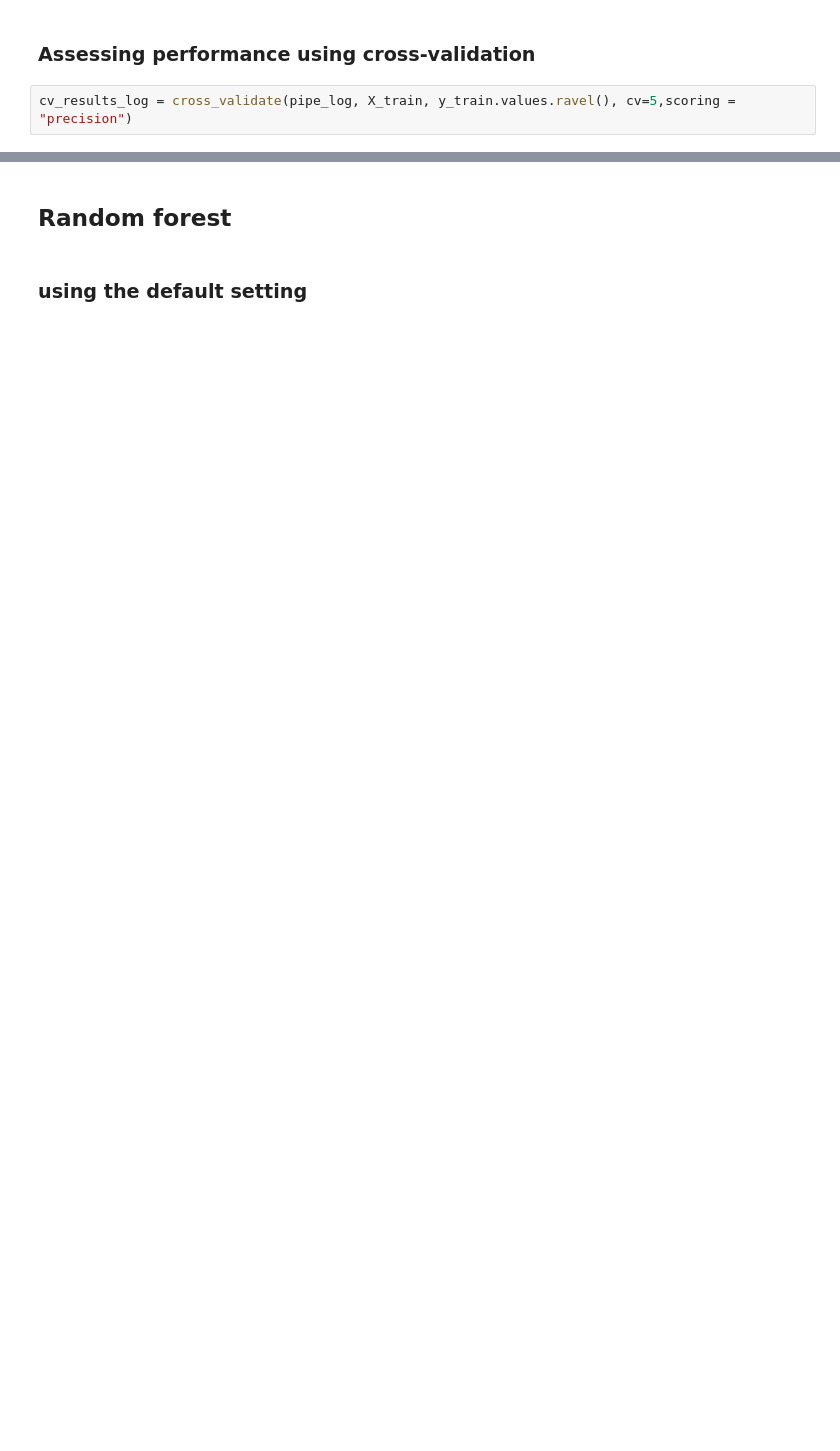
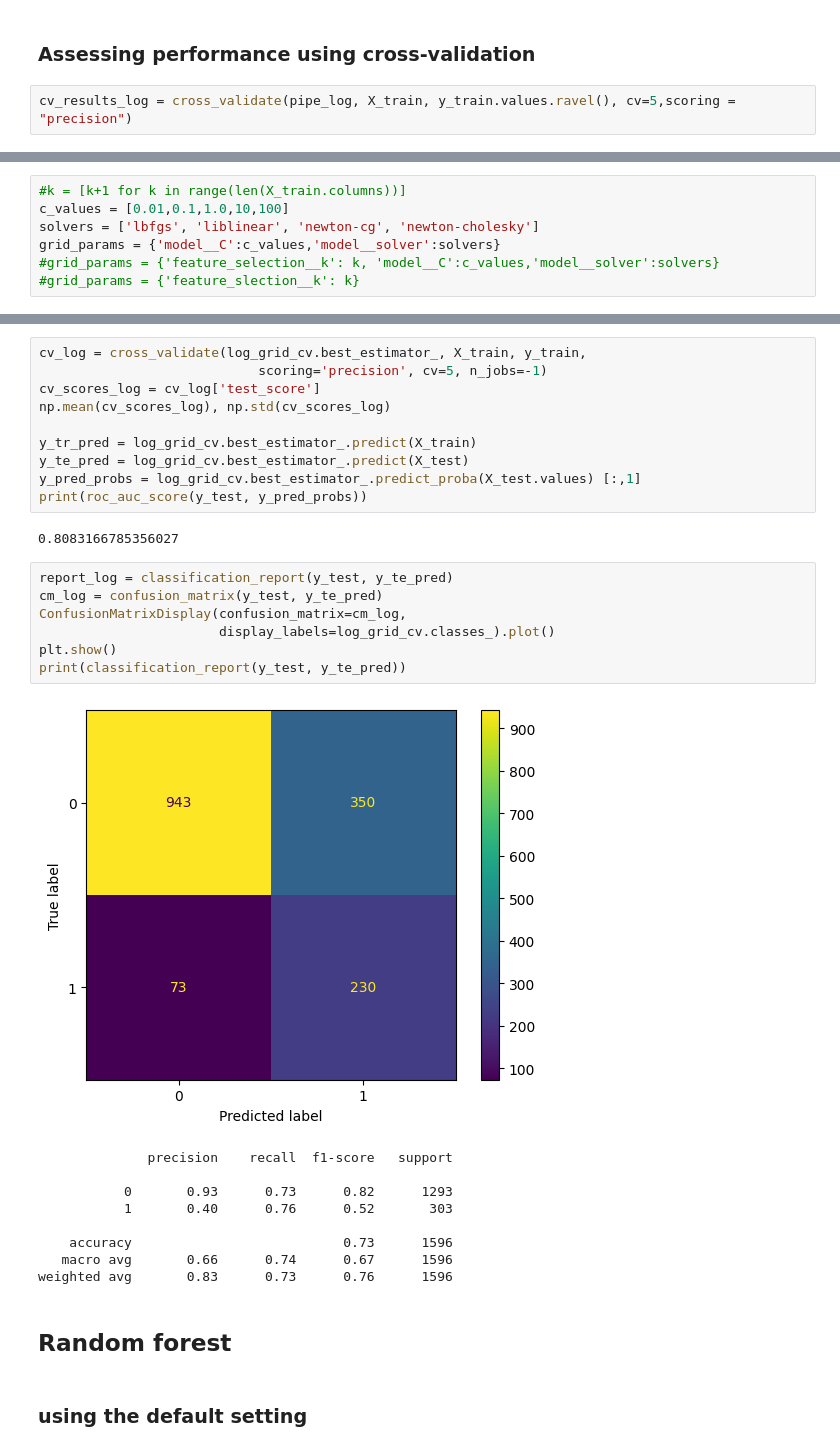
Before and after one commit to Gardenialover/Capstone_Two_Project, a Jupyter notebook: notebooks/modeling.ipynb, the cells around one changed output, grey strips where cells are left out. Drawn from its saved outputs; the diff is of its cells as text; blank space fills up the shorter version.

```diff
--- a/notebooks/modeling.ipynb
+++ b/notebooks/modeling.ipynb
@@ -153,0 +167,7 @@ the cv score is only 0.59, which is lower than the intial logistic regression mo
+# %%
+#k = [k+1 for k in range(len(X_train.columns))]
+c_values = [0.01,0.1,1.0,10,100]
+solvers = ['lbfgs', 'liblinear', 'newton-cg', 'newton-cholesky']
+grid_params = {'model__C':c_values,'model__solver':solvers}
+#grid_params = {'feature_selection__k': k, 'model__C':c_values,'model__solver':solvers}
+#grid_params = {'feature_slection__k': k}
@@ -154,3 +194,32 @@ the cv score is only 0.59, which is lower than the intial logistic regression mo
+# %%
+cv_log = cross_validate(log_grid_cv.best_estimator_, X_train, y_train,
+                            scoring='precision', cv=5, n_jobs=-1)
+cv_scores_log = cv_log['test_score']
+np.mean(cv_scores_log), np.std(cv_scores_log)
+
+y_tr_pred = log_grid_cv.best_estimator_.predict(X_train)
+y_te_pred = log_grid_cv.best_estimator_.predict(X_test)
+y_pred_probs = log_grid_cv.best_estimator_.predict_proba(X_test.values) [:,1]
+print(roc_auc_score(y_test, y_pred_probs))
+# %% [output]
+0.8083166785356027
+# %%
+report_log = classification_report(y_test, y_te_pred)
+cm_log = confusion_matrix(y_test, y_te_pred)
+ConfusionMatrixDisplay(confusion_matrix=cm_log,
+                       display_labels=log_grid_cv.classes_).plot()
+plt.show()
+print(classification_report(y_test, y_te_pred))
+# %% [output]
+[figure, added]
+              precision    recall  f1-score   support
+
+           0       0.93      0.73      0.82      1293
+           1       0.40      0.76      0.52       303
+
+    accuracy                           0.73      1596
+   macro avg       0.66      0.74      0.67      1596
+weighted avg       0.83      0.73      0.76      1596
 # %% [markdown]
 ## Random forest
 # %% [markdown]
```
Also changed, not shown: parts of 72 cells of this notebook, 4 other files.
